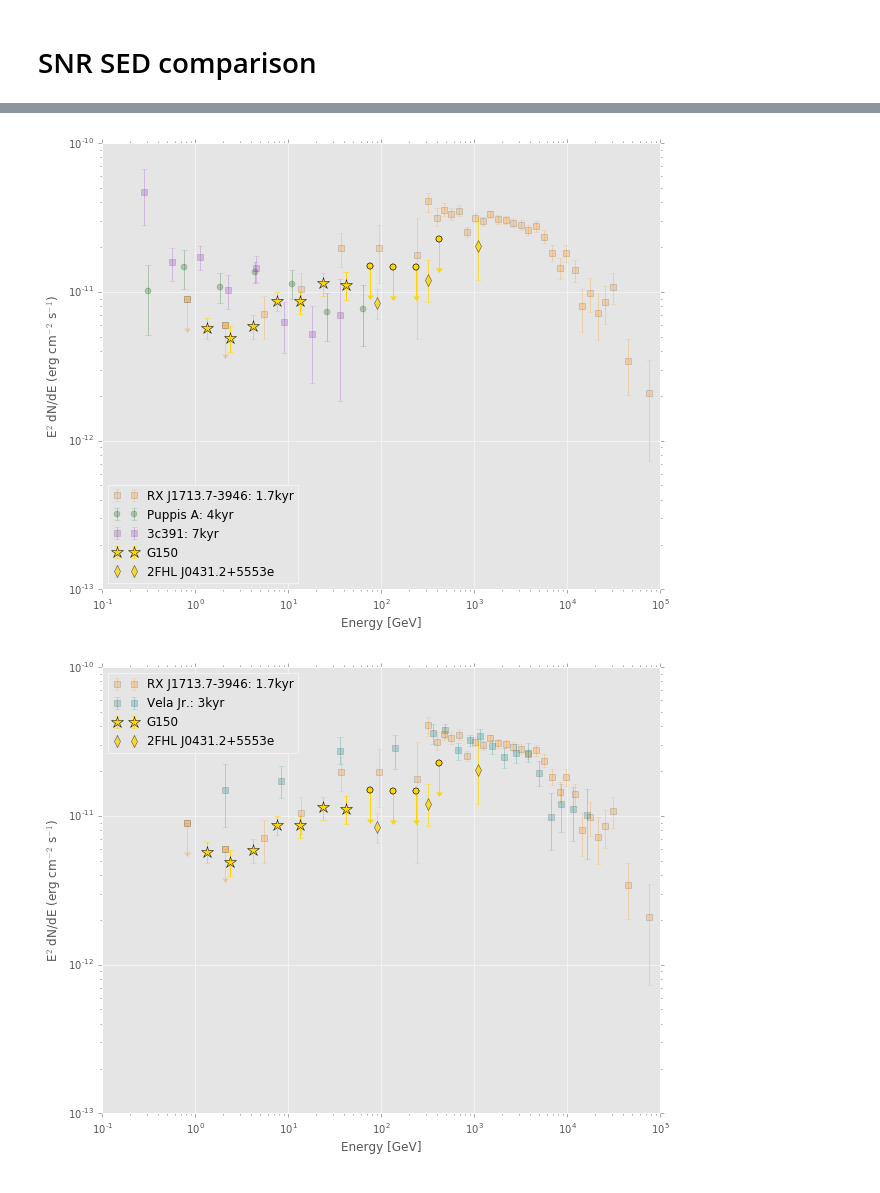
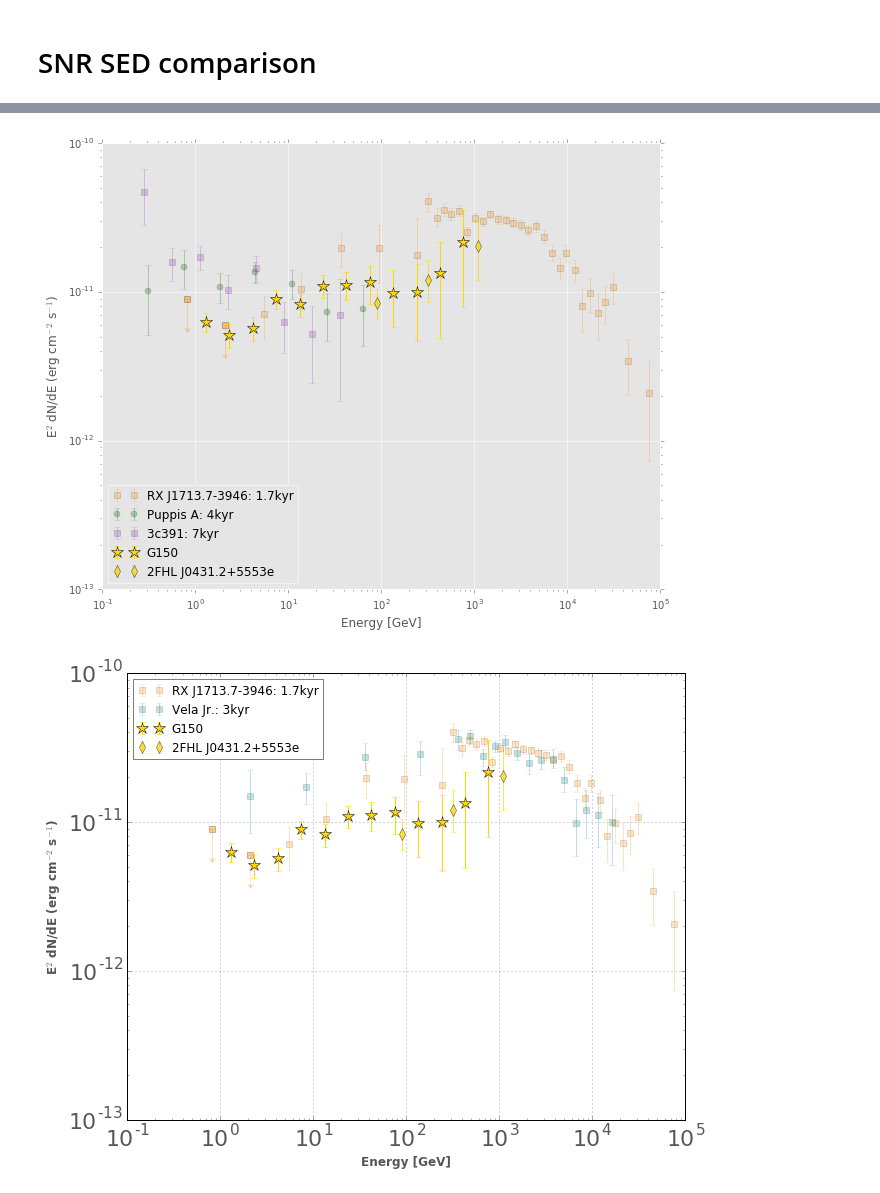
Before and after one commit to bbw7561135/ipynbs, a Jupyter notebook: G150.3+4.5.ipynb, the cells around one changed output, grey strips where cells are left out. Drawn from its saved outputs; the diff is of its cells as text; code cells hidden in the pictures.

```diff
--- a/G150.3+4.5.ipynb
+++ b/G150.3+4.5.ipynb
@@ -1867,3 +2223,21 @@ ctb109 = Table.read(os.path.join(othRemDir,'ctb109_mev_intFlxErg.txt'),format =
+# %%
+mpl.rcParams['axes.facecolor'] = 'w'
+mpl.rcParams['grid.color'] = 'k'
+mpl.rcParams['grid.linestyle'] = ':'
+mpl.rcParams['grid.alpha'] = 0.7
+mpl.rcParams['axes.edgecolor'] = 'k'
+mpl.rcParams['xtick.labelsize'] = 22
+mpl.rcParams['ytick.labelsize'] = 22
+mpl.rcParams['xtick.direction'] = 'in'
+mpl.rcParams['ytick.direction'] = 'in'
+#mpl.rcParams['axes.labelweight'] = 'k'
+# mpl.rcParams['font.weight'] = 'normal'
+# mpl.rcParams['font.size'] = 10
+#turn the borders on
+# f.axis_labels.set_font(size='28',weight='bold')
+# f.tick_labels.set_font(size ='20',weight = 'bold')
+
+# xtick.labelsize medium
 # %%
 #plot SED
 #use np.asarray to not use the y label from astropy
@@ -1971,15 +2435,17 @@ plt.errorbar(pup['x']/1e3, np.asarray(pup['y']), yerr = [-pup['dy-'],pup['dy+']]
 plt.errorbar(c391['x']/1e3,np.asarray(c391['y']), yerr = [-c391['dy-'],c391['dy+']]  ,color = 'DarkOrchid', marker = 's' ,ls ='none', label = '3c391: 7kyr', alpha = 0.25)
 
 ###G150 1 GeV:
-ulInd = np.min(np.where(g150_1gevTab['y'] == 0)) #get the index of the first energy that's an UL
-g150_1gevTab[:ulInd] #only plot non-UL for now
-#plt.errorbar(g150_1gevTab[:ulInd]['x'],np.asarray(g150_1gevTab[:ulInd]['y']), yerr = [g150_1gevTab[:ulInd]['y']-g150_1gevTab[:ulInd]['yerrLo'],(g150_1gevTab[:ulInd]['yerrHi']-g150_1gevTab[:ulInd]['y'])] ,color = list(ncolors)[0]['color'], marker = 'o' , ls ='none',label = 'G150: > 1 GeV')
-plt.errorbar(g150_1gevTab[:ulInd]['x'],np.asarray(g150_1gevTab[:ulInd]['y']), yerr = [g150_1gevTab[:ulInd]['y']-g150_1gevTab[:ulInd]['yerrLo'],(g150_1gevTab[:ulInd]['yerrHi']-g150_1gevTab[:ulInd]['y'])] ,color = 'gold', marker = '*' , ls ='none',label = 'G150',ms = 12)
-#UL
-plt.errorbar(g150_1gevTab['x'][ulInd:], np.asarray(g150_1gevTab[ulInd:]['yerrHi']) , yerr = [ul_fraction*g150_1gevTab[ulInd:]['yerrHi'],np.zeros_like(g150_1gevTab[ulInd:]['yerrHi'], dtype=float)] ,color = 'gold', marker ='o',ls ='none', capsize = 0,label = None)
-plt.errorbar(g150_1gevTab['x'][ulInd:], np.asarray(g150_1gevTab[ulInd:]['yerrHi']) ,color = 'gold', marker ='o',ls = 'none',label = None)
-plt.plot(g150_1gevTab['x'][ulInd:], (1-ul_fraction)*np.asarray(g150_1gevTab[ulInd:]['yerrHi']) ,marker =mlines.CARETDOWN,ls = 'none',color = 'gold',label = None)
+# ulInd = np.min(np.where(g150_1gevTab['y'] == 0)) #get the index of the first energy that's an UL
+# g150_1gevTab[:ulInd] #only plot non-UL for now
+# #plt.errorbar(g150_1gevTab[:ulInd]['x'],np.asarray(g150_1gevTab[:ulInd]['y']), yerr = [g150_1gevTab[:ulInd]['y']-g150_1gevTab[:ulInd]['yerrLo'],(g150_1gevTab[:ulInd]['yerrHi']-g150_1gevTab[:ulInd]['y'])] ,color = list(ncolors)[0]['color'], marker = 'o' , ls ='none',label = 'G150: > 1 GeV')
+# plt.errorbar(g150_1gevTab[:ulInd]['x'],np.asarray(g150_1gevTab[:ulInd]['y']), yerr = [g150_1gevTab[:ulInd]['y']-g150_1gevTab[:ulInd]['yerrLo'],(g150_1gevTab[:ulInd]['yerrHi']-g150_1gevTab[:ulInd]['y'])] ,color = 'gold', marker = '*' , ls ='none',label = 'G150',ms = 12)
+# #UL
+# plt.errorbar(g150_1gevTab['x'][ulInd:], np.asarray(g150_1gevTab[ulInd:]['yerrHi']) , yerr = [ul_fraction*g150_1gevTab[ulInd:]['yerrHi'],np.zeros_like(g150_1gevTab[ulInd:]['yerrHi'], dtype=float)] ,color = 'gold', marker ='o',ls ='none', capsize = 0,label = None)
+# plt.errorbar(g150_1gevTab['x'][ulInd:], np.asarray(g150_1gevTab[ulInd:]['yerrHi']) ,color = 'gold', marker ='o',ls = 'none',label = None)
+# plt.plot(g150_1gevTab['x'][ulInd:], (1-ul_fraction)*np.asarray(g150_1gevTab[ulInd:]['yerrHi']) ,marker =mlines.CARETDOWN,ls = 'none',color = 'gold',label = None)
 
+#gtlike G150 SED
+plt.errorbar(g150_1gevTab['x'],np.asarray(g150_1gevTab['y']), yerr = g150_1gevTab['yerr'] ,color = 'gold', marker = '*' , ls ='none',label = 'G150',ms = 12)
 ###G150 2FHL
 plt.errorbar(fhl2Tab['x'],np.asarray(fhl2Tab['y']), yerr = [-fhl2Tab['dy-'],fhl2Tab['dy+']] ,color = 'gold', marker = 'd' , ls ='none',label = '2FHL J0431.2+5553e',alpha = 0.7,ms = 8)
 
@@ -1990,7 +2456,7 @@ plt.ylabel('E$^{2}$ dN/dE (erg cm$^{-2}$ s$^{-1}$)')
 #plt.title('G150 vs. other LAT SNRs')
 plt.savefig('/Users/elunejava/Desktop/G150_SED_mid_young_overlay.png')
 # %% [output]
-[figure, old version]
+[figure, new version]
 # %%
 #same but getting rid of the old?
 #should I make one that just gas RXJ1713?
@@ -2001,41 +2467,43 @@ plt.figure(figsize=[10,8])
 ncolors = plt.rcParams['axes.prop_cycle'] #get colors from default color cycle
 
 ###W28
 #maybe not, which source?
 ####
 #RX J1713
 plt.errorbar(rxj['x']/1e3,np.asarray(rxj['y']/624150.974), yerr = [-rxj['dy-']/624150.974,rxj['dy+']/624150.974]  ,color = 'DarkOrange', marker = 's' ,ls ='none', label = 'RX J1713.7-3946: 1.7kyr', alpha = 0.25)
 ind = np.where(rxj['dy-'] ==0) #make upper limit arrows if there's no dy- error (assuming there's no dy+ then) #make upper limit arrows if there's no dy- error (assuming there's no dy+ then)
 plt.errorbar(rxj['x'][ind]/1e3, np.asarray(rxj['y'][ind]/624150.974) , yerr = [ul_fraction*rxj['y'][ind]/624150.974,np.zeros_like(rxj['y'][ind], dtype=float)] ,color = 'DarkOrange', marker = 's',ls ='none', capsize = 0, alpha = 0.25)
 plt.plot(rxj['x'][ind]/1e3, (1-ul_fraction)*np.asarray(rxj['y'][ind]/624150.974) ,marker =mlines.CARETDOWN,ls = 'none',color ='DarkOrange', alpha = 0.25)
 
 # #W49 B
 # plt.errorbar(w49['x']/1e3,np.asarray(w49['y']), yerr = [-w49['dy-'],w49['dy+']]  ,color = 'DarkSalmon', marker = 's' ,ls ='none', label = 'W49B: 2kyr', alpha = 0.25)
 # ind = np.where(w49['dy-'] ==0) #make upper limit arrows if there's no dy- error (assuming there's no dy+ then) #make upper limit arrows if there's no dy- error (assuming there's no dy+ then)
 # plt.errorbar(w49['x'][ind]/1e3,np.asarray( w49['y'][ind]) , yerr = [ul_fraction*w49['y'][ind],np.zeros_like(w49['y'][ind], dtype=float)] ,color = 'DarkSalmon', marker = 's',ls ='none', capsize = 0, alpha = 0.25)
 # plt.plot(w49['x'][ind]/1e3, (1-ul_fraction)*np.asarray(w49['y'][ind]) ,marker =mlines.CARETDOWN,ls = 'none',color ='DarkSalmon', alpha = 0.25)
 
 # #Vela Jr
 plt.errorbar(10**vel['x']/1.e9,np.asarray(vel['y']), yerr = [-vel['dy-'],vel['dy+']]  ,color = 'DarkCyan', marker = 's', ls ='none',label = 'Vela Jr.: 3kyr', alpha = 0.25)
 
 ###G150 1 GeV:
-ulInd = np.min(np.where(g150_1gevTab['y'] == 0)) #get the index of the first energy that's an UL
-g150_1gevTab[:ulInd] #only plot non-UL for now
-#plt.errorbar(g150_1gevTab[:ulInd]['x'],np.asarray(g150_1gevTab[:ulInd]['y']), yerr = [g150_1gevTab[:ulInd]['y']-g150_1gevTab[:ulInd]['yerrLo'],(g150_1gevTab[:ulInd]['yerrHi']-g150_1gevTab[:ulInd]['y'])] ,color = list(ncolors)[0]['color'], marker = 'o' , ls ='none',label = 'G150: > 1 GeV')
-plt.errorbar(g150_1gevTab[:ulInd]['x'],np.asarray(g150_1gevTab[:ulInd]['y']), yerr = [g150_1gevTab[:ulInd]['y']-g150_1gevTab[:ulInd]['yerrLo'],(g150_1gevTab[:ulInd]['yerrHi']-g150_1gevTab[:ulInd]['y'])] ,color = 'gold', marker = '*' , ls ='none',label = 'G150',ms = 12)
-#UL
-plt.errorbar(g150_1gevTab['x'][ulInd:], np.asarray(g150_1gevTab[ulInd:]['yerrHi']) , yerr = [ul_fraction*g150_1gevTab[ulInd:]['yerrHi'],np.zeros_like(g150_1gevTab[ulInd:]['yerrHi'], dtype=float)] ,color = 'gold', marker ='o',ls ='none', capsize = 0,label = None)
-plt.errorbar(g150_1gevTab['x'][ulInd:], np.asarray(g150_1gevTab[ulInd:]['yerrHi']) ,color = 'gold', marker ='o',ls = 'none',label = None)
-plt.plot(g150_1gevTab['x'][ulInd:], (1-ul_fraction)*np.asarray(g150_1gevTab[ulInd:]['yerrHi']) ,marker =mlines.CARETDOWN,ls = 'none',color = 'gold',label = None)
+# ulInd = np.min(np.where(g150_1gevTab['y'] == 0)) #get the index of the first energy that's an UL
+# g150_1gevTab[:ulInd] #only plot non-UL for now
+# #plt.errorbar(g150_1gevTab[:ulInd]['x'],np.asarray(g150_1gevTab[:ulInd]['y']), yerr = [g150_1gevTab[:ulInd]['y']-g150_1gevTab[:ulInd]['yerrLo'],(g150_1gevTab[:ulInd]['yerrHi']-g150_1gevTab[:ulInd]['y'])] ,color = list(ncolors)[0]['color'], marker = 'o' , ls ='none',label = 'G150: > 1 GeV')
+# plt.errorbar(g150_1gevTab[:ulInd]['x'],np.asarray(g150_1gevTab[:ulInd]['y']), yerr = [g150_1gevTab[:ulInd]['y']-g150_1gevTab[:ulInd]['yerrLo'],(g150_1gevTab[:ulInd]['yerrHi']-g150_1gevTab[:ulInd]['y'])] ,color = 'gold', marker = '*' , ls ='none',label = 'G150',ms = 12)
+# #UL
+# plt.errorbar(g150_1gevTab['x'][ulInd:], np.asarray(g150_1gevTab[ulInd:]['yerrHi']) , yerr = [ul_fraction*g150_1gevTab[ulInd:]['yerrHi'],np.zeros_like(g150_1gevTab[ulInd:]['yerrHi'], dtype=float)] ,color = 'gold', marker ='o',ls ='none', capsize = 0,label = None)
+# plt.errorbar(g150_1gevTab['x'][ulInd:], np.asarray(g150_1gevTab[ulInd:]['yerrHi']) ,color = 'gold', marker ='o',ls = 'none',label = None)
+# plt.plot(g150_1gevTab['x'][ulInd:], (1-ul_fraction)*np.asarray(g150_1gevTab[ulInd:]['yerrHi']) ,marker =mlines.CARETDOWN,ls = 'none',color = 'gold',label = None)
 
+#G150 gtlike SED
+plt.errorbar(g150_1gevTab['x'],np.asarray(g150_1gevTab['y']), yerr = g150_1gevTab['yerr'] ,color = 'gold', marker = '*' , ls ='none',label = 'G150',ms = 12)
 ###G150 2FHL
 plt.errorbar(fhl2Tab['x'],np.asarray(fhl2Tab['y']), yerr = [-fhl2Tab['dy-'],fhl2Tab['dy+']] ,color = 'gold', marker = 'd' , ls ='none',label = '2FHL J0431.2+5553e',alpha = 0.7,ms = 8)
 
 plt.legend(loc= 'best')
 plt.loglog()
-plt.xlabel('Energy [GeV]')
-plt.ylabel('E$^{2}$ dN/dE (erg cm$^{-2}$ s$^{-1}$)')
+plt.xlabel('Energy [GeV]')#r'$\alpha > \beta$'
+plt.ylabel(r'E$^{2}$ dN/dE (erg cm$^{-2}$ s$^{-1}$)')
 #plt.title('G150 vs. other LAT SNRs')
 plt.savefig('/Users/elunejava/Desktop/G150_SED_mid_young_overlay.png')
 # %% [output]
-[figure, old version]
+[figure, new version]
```
Also changed, not shown: parts of 44 cells of this notebook, 2 other files.
